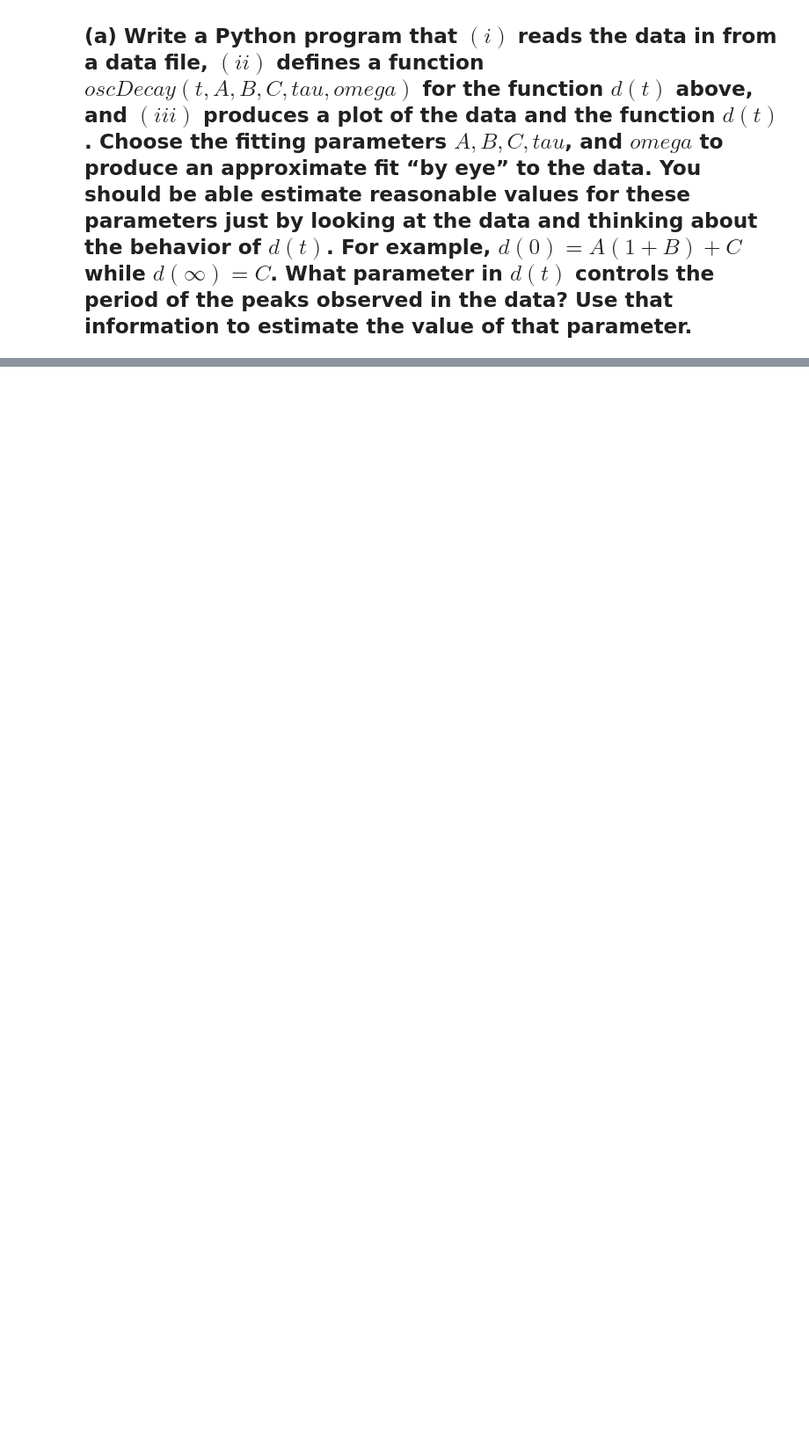
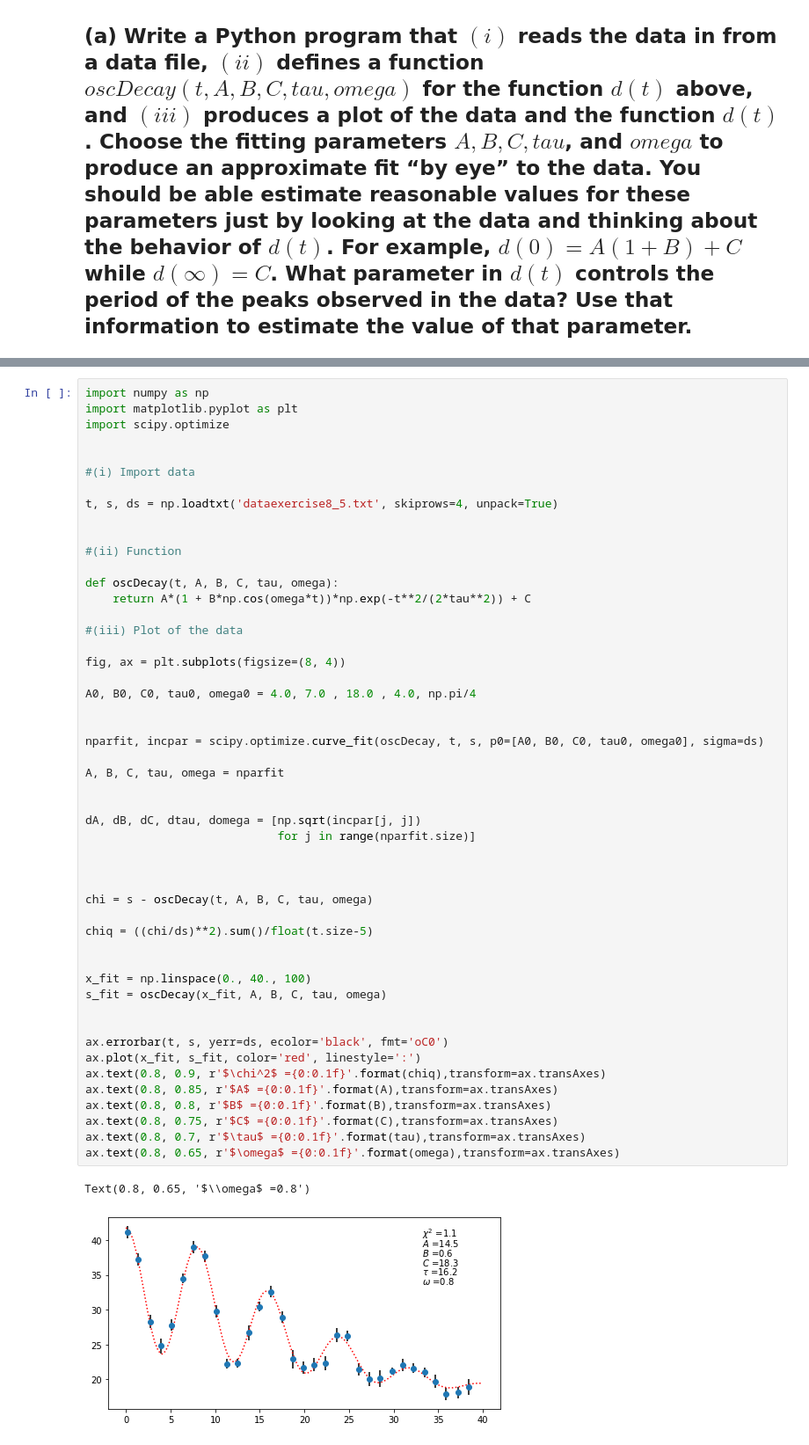
Before and after one commit to SEB91QA/Python-Exercises, a Jupyter notebook: Exercises_8.ipynb, the cells around one changed output, grey strips where cells are left out. Shown: that part at 88% size. Drawn from its saved outputs; the diff is of its cells as text; blank space fills up the shorter version.

```diff
--- a/Exercises_8.ipynb
+++ b/Exercises_8.ipynb
@@ -470,0 +492,53 @@ ax.errorbar(t, s - 10, yerr=ds, ecolor='black', fmt='oC1')
+# %%
+import numpy as np
+import matplotlib.pyplot as plt
+import scipy.optimize
+
+
+#(i) Import data
+
+t, s, ds = np.loadtxt('dataexercise8_5.txt', skiprows=4, unpack=True)
+
+
+#(ii) Function
+
+def oscDecay(t, A, B, C, tau, omega):
+    return A*(1 + B*np.cos(omega*t))*np.exp(-t**2/(2*tau**2)) + C
+
+#(iii) Plot of the data
+
+fig, ax = plt.subplots(figsize=(8, 4))
+
+A0, B0, C0, tau0, omega0 = 4.0, 7.0 , 18.0 , 4.0, np.pi/4
+
+
+nparfit, incpar = scipy.optimize.curve_fit(oscDecay, t, s, p0=[A0, B0, C0, tau0, omega0], sigma=ds)
+
+A, B, C, tau, omega = nparfit
+
+
+dA, dB, dC, dtau, domega = [np.sqrt(incpar[j, j])
+                            for j in range(nparfit.size)]
+
+
+
+chi = s - oscDecay(t, A, B, C, tau, omega)
+
+chiq = ((chi/ds)**2).sum()/float(t.size-5)
+
+
+x_fit = np.linspace(0., 40., 100)
+s_fit = oscDecay(x_fit, A, B, C, tau, omega)
+
+
+ax.errorbar(t, s, yerr=ds, ecolor='black', fmt='oC0')
+ax.plot(x_fit, s_fit, color='red', linestyle=':')
+ax.text(0.8, 0.9, r'$\chi^2$ ={0:0.1f}'.format(chiq),transform=ax.transAxes)
+ax.text(0.8, 0.85, r'$A$ ={0:0.1f}'.format(A),transform=ax.transAxes)
+ax.text(0.8, 0.8, r'$B$ ={0:0.1f}'.format(B),transform=ax.transAxes)
+ax.text(0.8, 0.75, r'$C$ ={0:0.1f}'.format(C),transform=ax.transAxes)
+ax.text(0.8, 0.7, r'$\tau$ ={0:0.1f}'.format(tau),transform=ax.transAxes)
+ax.text(0.8, 0.65, r'$\omega$ ={0:0.1f}'.format(omega),transform=ax.transAxes)
+# %% [output]
+Text(0.8, 0.65, '$\\omega$ =0.8')
+[figure, added]
```
Also changed, not shown: parts of 6 cells of this notebook.
